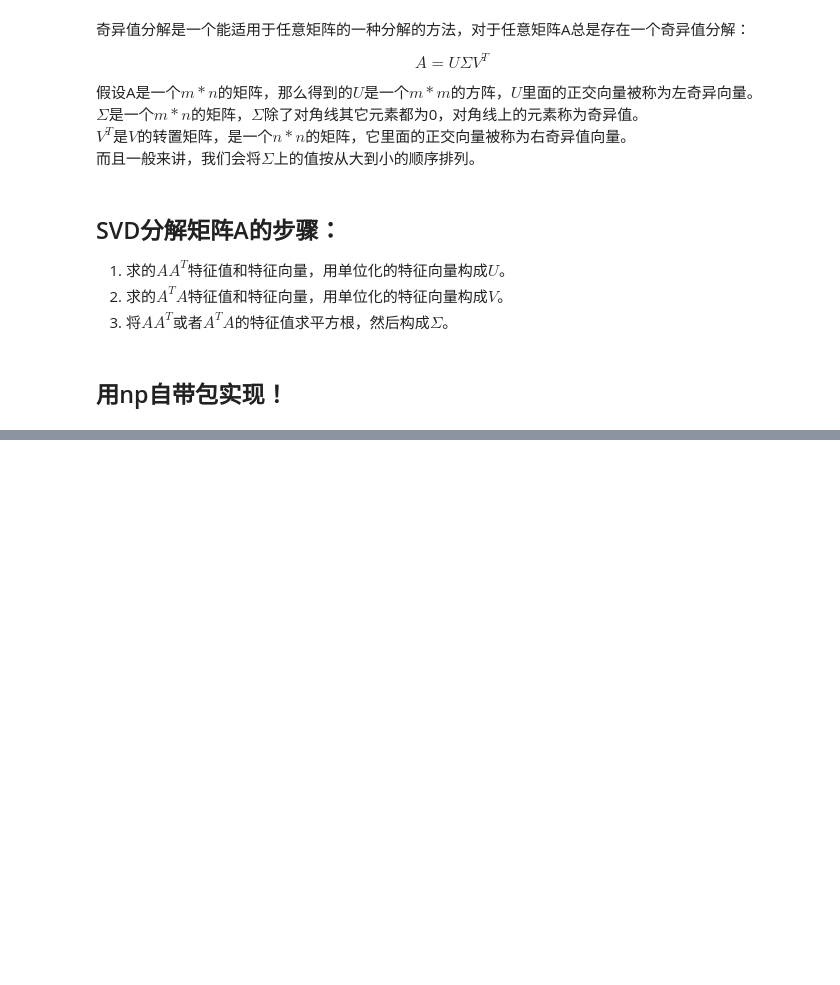
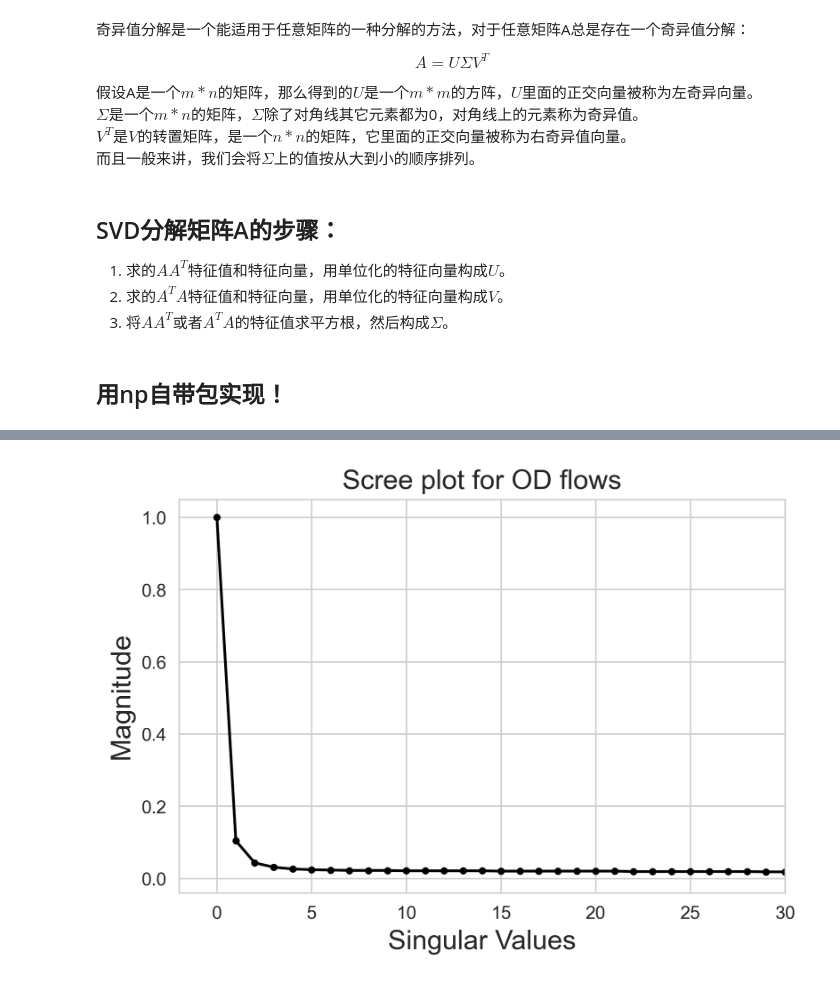
Before and after one commit to ni1o1/pygeo-tutorial, a Jupyter notebook: 12-SVD.ipynb, the cells around one changed output, grey strips where cells are left out. Saved outputs shown, nothing was run; the diff lists cells and outputs as text; code cells hidden in the pictures; blank space fills up the shorter version.

```diff
--- a/12-SVD.ipynb
+++ b/12-SVD.ipynb
@@ -23,0 +91,9 @@ $V^T$是$V$的转置矩阵，是一个$n*n$的矩阵，它里面的正交向量
+# %%
+TaxiOD['OD'] = TaxiOD['SLONCOL'].astype('str')+','+\
+TaxiOD['SLATCOL'].astype('str')+'-'+TaxiOD['ELONCOL'].astype('str')+','+\
+TaxiOD['ELATCOL'].astype('str')
+# %%
+matrix = TaxiOD.groupby(['OD','Etime_30min'])['VehicleNum'].count()\
+.reset_index().pivot(columns= 'Etime_30min',index='OD',values = 'VehicleNum').fillna(0)
+# %%
+matrix = matrix[(matrix==0).sum(axis = 1)<40]
@@ -23,0 +117,23 @@ $V^T$是$V$的转置矩阵，是一个$n*n$的矩阵，它里面的正交向量
+# %%
+from numpy import linalg as la
+import numpy as np
+U,sigma,VT=la.svd(matrix.values.T)
+for i in range(U.shape[0]):
+    flag = np.sign(U[:,i][abs(U[:,i])==abs(U[:,i]).max()][0])
+    U[:,i] = flag*U[:,i]
+    VT[i,:] = flag*VT[i,:]
+nsigma = (sigma/sum(sigma)).round(3)
+# %%
+import matplotlib.pyplot as plt
+import seaborn as sns
+sns.set_style('whitegrid',{"xtick.major.size": 10 , "ytick.major.size": 10})
+plt.figure(1,(6,4),dpi = 300)
+
+plt.plot(range(0,len(nsigma)+1),[1]+list(nsigma),'k-',range(0,len(nsigma)+1),[1]+list(nsigma),'k.')
+plt.title('Scree plot for OD flows',size = 15)
+plt.xlabel('Singular Values',size = 15)
+plt.ylabel('Magnitude',size = 15)
+plt.xlim(-2,30)
+plt.show()
+# %% [output]
+[figure, added]
```
Also changed, not shown: parts of 6 cells of this notebook, 1 other file.
